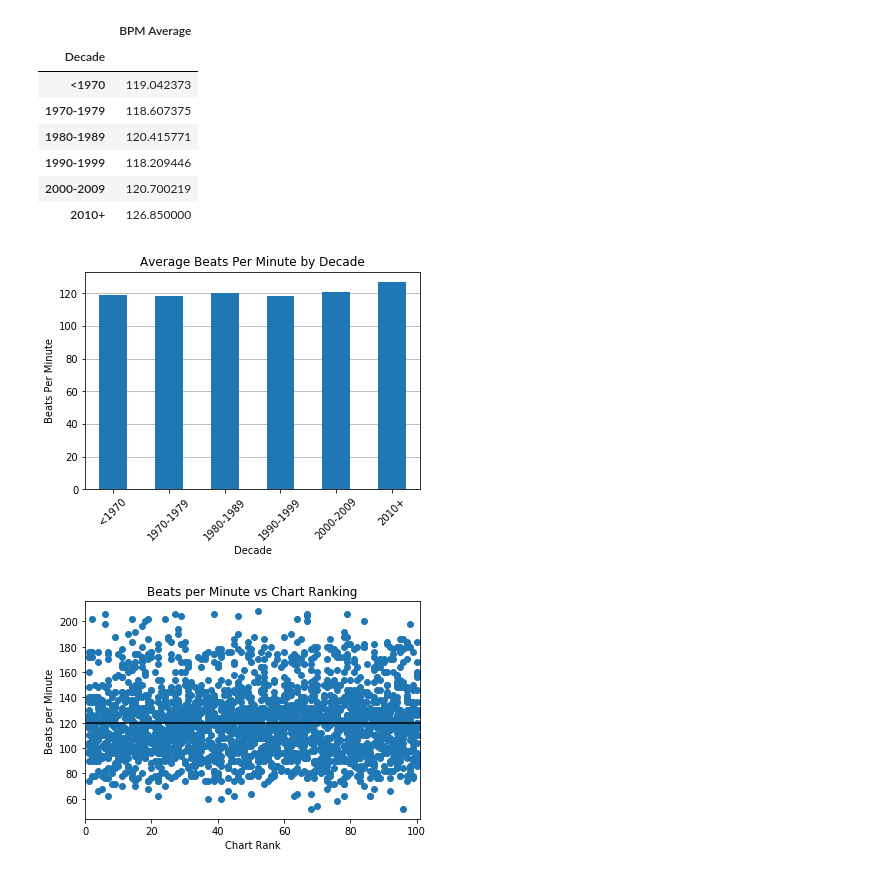
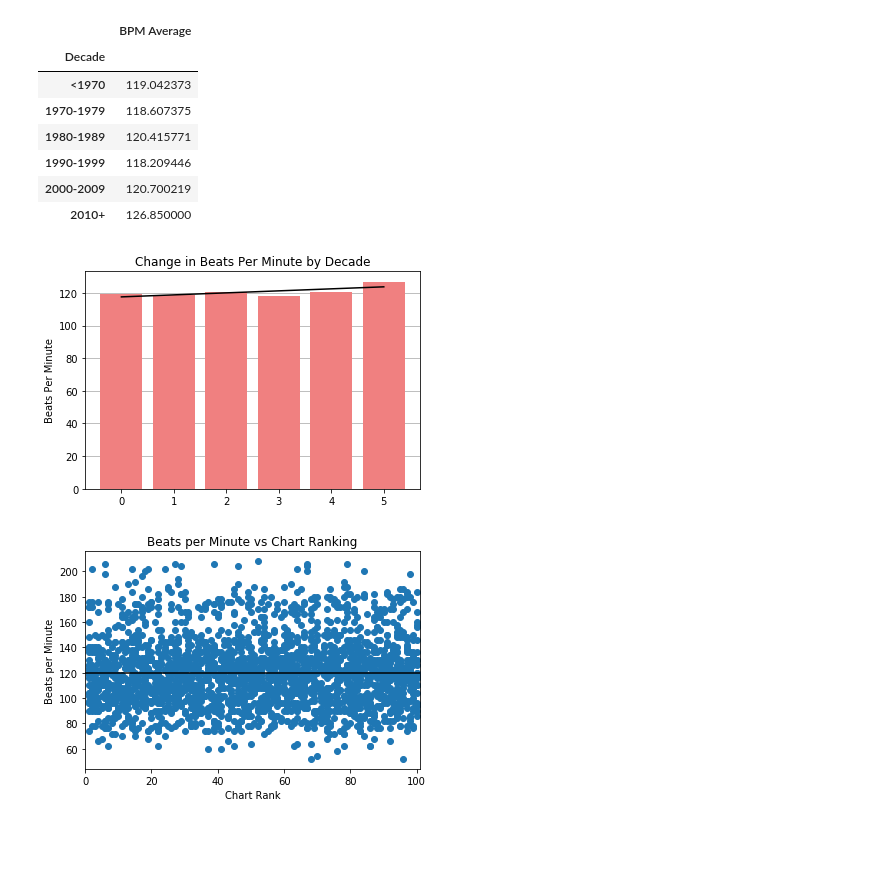
Before and after one commit to kimberly-erin/RockPy, a Jupyter notebook: BPM_analysis.ipynb, the cells around one changed output. Saved outputs shown, nothing was run; the diff lists cells and outputs as text; code cells hidden in the pictures; blank space fills up the shorter version.

```diff
--- a/BPM_analysis.ipynb
+++ b/BPM_analysis.ipynb
@@ -102,19 +104,28 @@ bpm_decade_df
 | 2010+ | 126.850000 |
 # %%
 #Bar Chart of BPM and Decades
+x_axis=np.arange(6)
+(slope, intercept, _,_ , _) = stats.linregress(np.arange(6), bpm_decade_df["BPM Average"])
+fit = slope * x_axis + intercept
+plt.plot(fit, color="black")
 
-bpm_by_decade = bpm_decade_df.plot(kind="bar", legend= False, rot=45)
+plt.bar(x_axis, bpm_decade_df["BPM Average"], color="lightcoral")
+#bpm_by_decade = bpm_decade_df.plot(kind="bar", legend= False, rot=45)
 ax = plt.axes()
 ax.yaxis.grid()
 ax.set_axisbelow(True)
 
+#calc the trendline
+#slope, intercept, r_value, p_value, std_err = stats.linregress(decade_groups,decade_average)
+# the line equation:
+#print "y=%.6fx+(%.6f)"%(z[0],z[1])
 # Set a title for the chart
 plt.ylabel("Beats Per Minute")
-plt.title("Average Beats Per Minute by Decade")
-
+plt.title("Change in Beats Per Minute by Decade")
+plt.savefig("bpm_decade.png")
 plt.show()
 # %% [output]
-[figure, old version]
+[figure, new version]
 # %%
 #Scatterplot Rank vs Beats per minute
 #plt.figure(figsize=(15,10))
```
Also changed, not shown: parts of 3 cells of this notebook, 4 other files.
